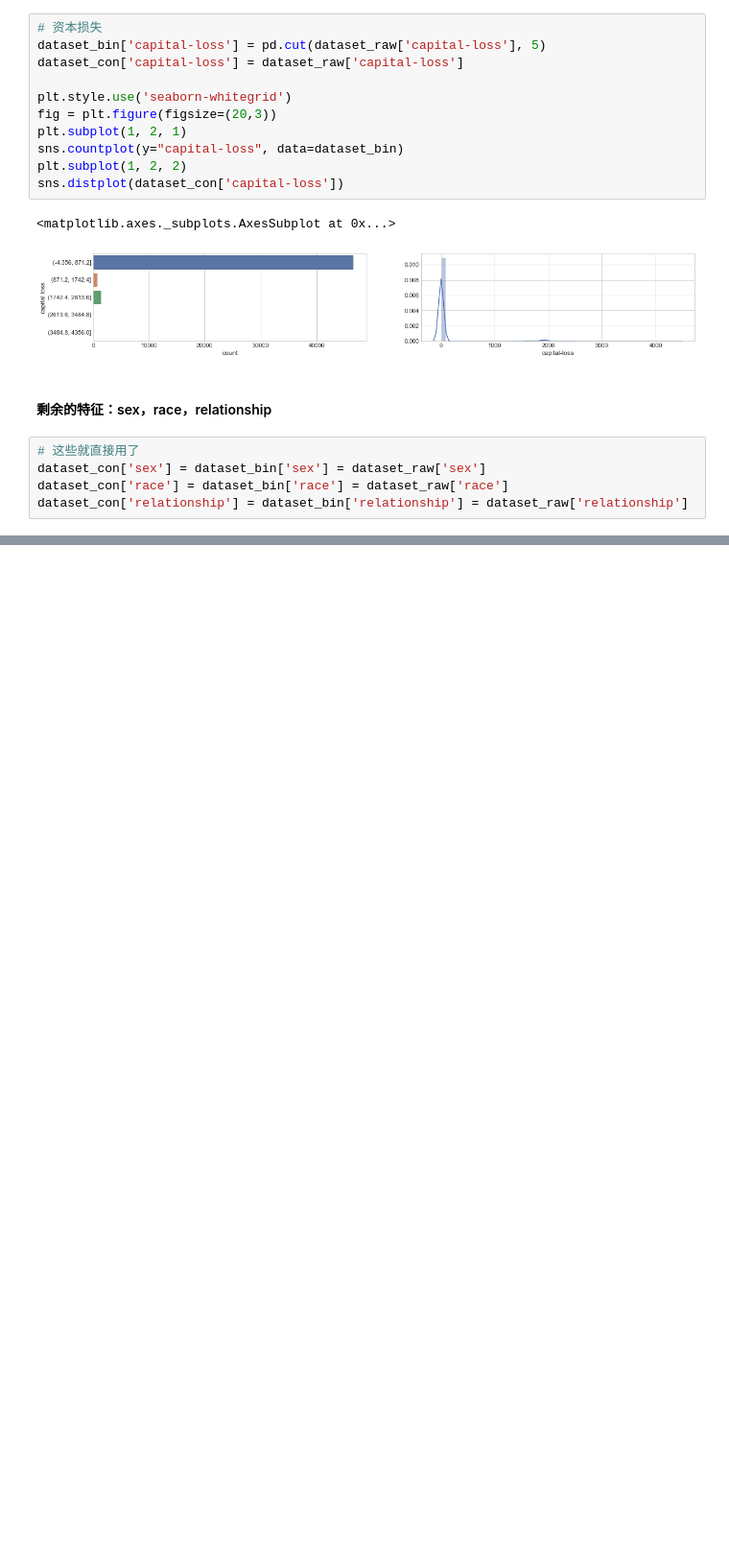
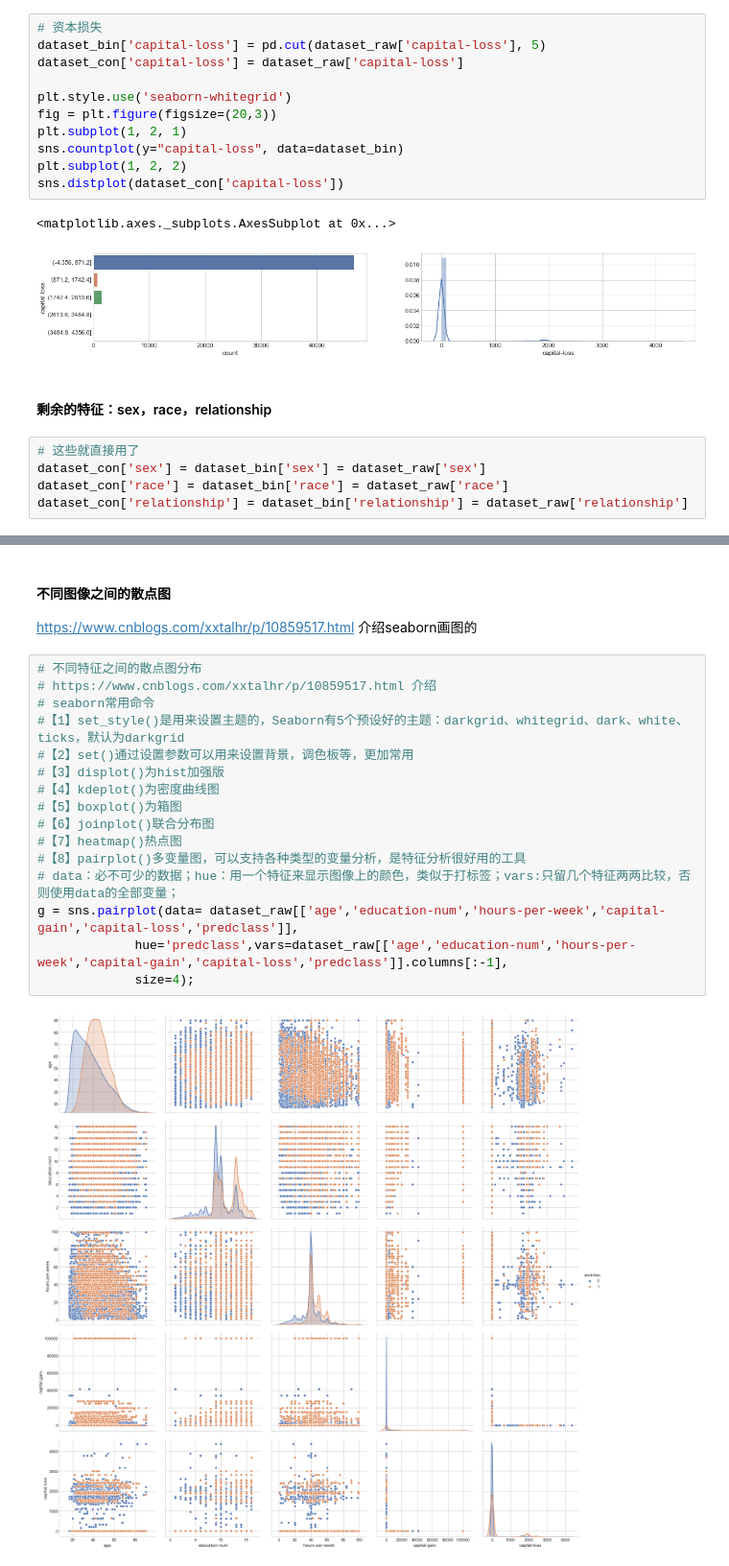
Before and after one commit to clayll/AdvancedDataAnalysis, a Jupyter notebook: docTang/5.人口普查数据集项目实战-收入预测/ll人口收入普查.ipynb, the cells around one changed output, grey strips where cells are left out. Shown at 96% size. Drawn from its saved outputs; the diff is of its cells as text; blank space fills up the shorter version.

```diff
--- a/docTang/5.人口普查数据集项目实战-收入预测/ll人口收入普查.ipynb
+++ b/docTang/5.人口普查数据集项目实战-收入预测/ll人口收入普查.ipynb
@@ -474,0 +521,21 @@ plot_bivariate_bar(dataset_con,hue='predclass')
+# %% [markdown]
+####  不同图像之间的散点图
+https://www.cnblogs.com/xxtalhr/p/10859517.html 介绍seaborn画图的
+# %%
+# 不同特征之间的散点图分布
+# https://www.cnblogs.com/xxtalhr/p/10859517.html 介绍
+# seaborn常用命令
+#【1】set_style()是用来设置主题的，Seaborn有5个预设好的主题：darkgrid、whitegrid、dark、white、ticks，默认为darkgrid
+#【2】set()通过设置参数可以用来设置背景，调色板等，更加常用
+#【3】displot()为hist加强版
+#【4】kdeplot()为密度曲线图
+#【5】boxplot()为箱图
+#【6】joinplot()联合分布图
+#【7】heatmap()热点图
+#【8】pairplot()多变量图，可以支持各种类型的变量分析，是特征分析很好用的工具
+# data：必不可少的数据；hue：用一个特征来显示图像上的颜色，类似于打标签；vars:只留几个特征两两比较，否则使用data的全部变量；
+g = sns.pairplot(data= dataset_raw[['age','education-num','hours-per-week','capital-gain','capital-loss','predclass']],
+             hue='predclass',vars=dataset_raw[['age','education-num','hours-per-week','capital-gain','capital-loss','predclass']].columns[:-1],
+             size=4);
+# %% [output]
+[figure, added]
```
Also changed, not shown: parts of 18 cells of this notebook, 1 other file.
